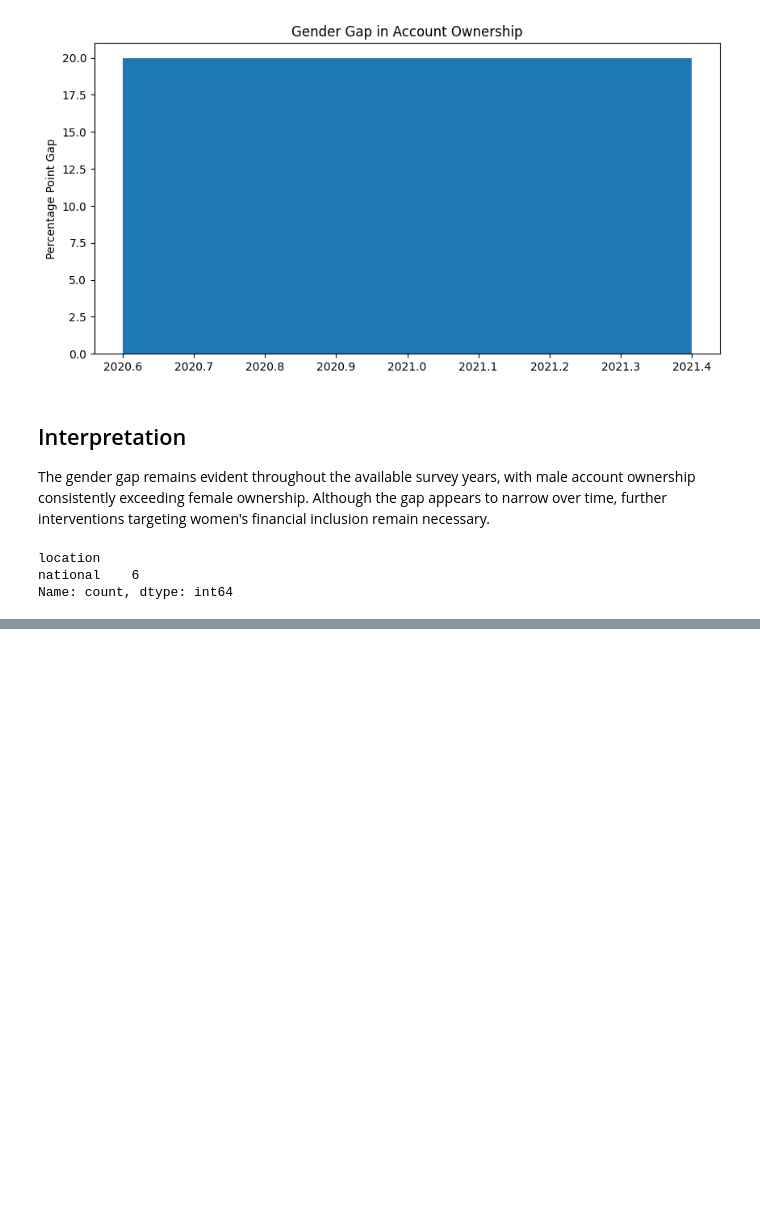
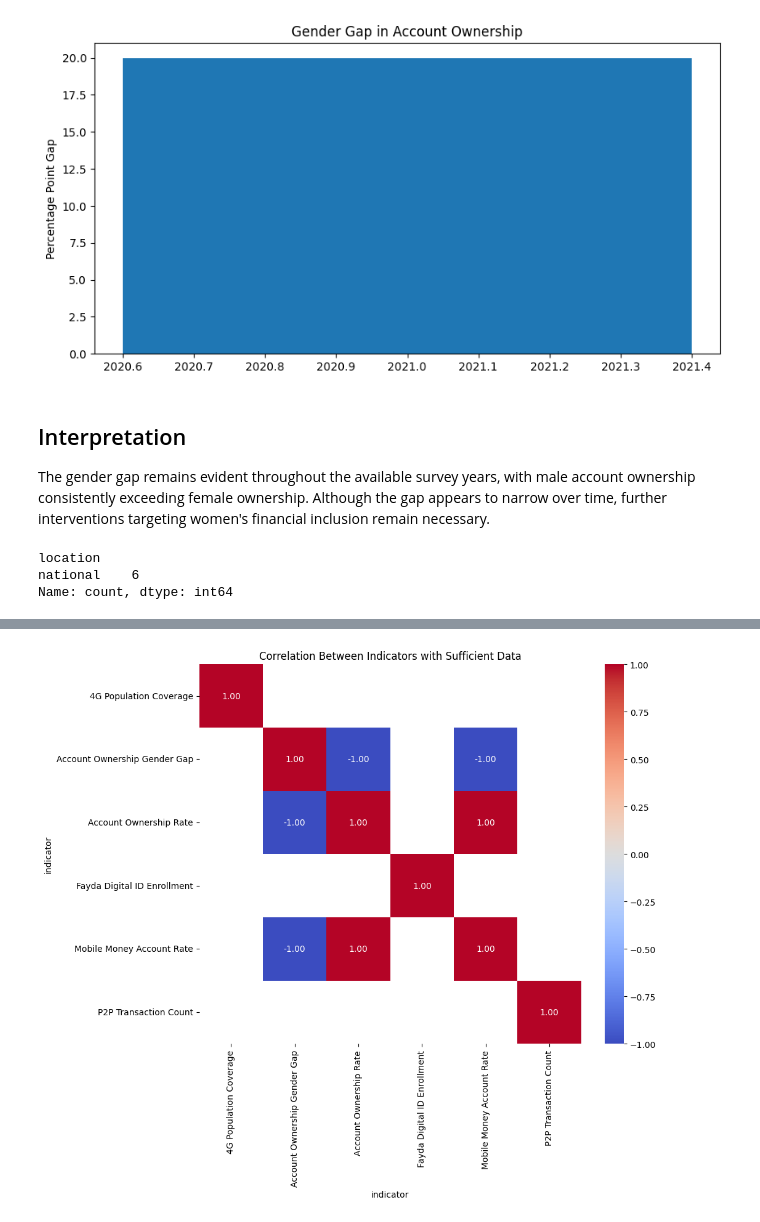
Before and after one commit to Dana-21-21/ethiopia-fi-forecast, a Jupyter notebook: notebooks/Task_2_Exploratory_Data_Analysis.ipynb, the cells around one changed output, grey strips where cells are left out. Saved outputs shown, nothing was run; the diff lists cells and outputs as text; code cells hidden in the pictures; blank space fills up the shorter version.

Commit message:
Complete Task 2 exploratory data analysis

```diff
--- a/notebooks/Task_2_Exploratory_Data_Analysis.ipynb
+++ b/notebooks/Task_2_Exploratory_Data_Analysis.ipynb
@@ -588,0 +603,8 @@ The provided dataset contains only national-level observations for account owner
+# %%
+# Keep only observations with numerical values
+obs = df[
+    (df["record_type"] == "observation") &
+    (df["value_numeric"].notna())
+]
+
+obs.head()
@@ -588,0 +619,9 @@ The provided dataset contains only national-level observations for account owner
+# %%
+pivot = obs.pivot_table(
+    index="observation_date",
+    columns="indicator",
+    values="value_numeric",
+    aggfunc="mean"
+)
+
+pivot.head()
@@ -588,0 +659,22 @@ The provided dataset contains only national-level observations for account owner
+# %%
+# Keep indicators that have at least 2 observations
+valid_columns = pivot.columns[pivot.count() >= 2]
+
+pivot_filtered = pivot[valid_columns]
+
+corr = pivot_filtered.corr()
+
+plt.figure(figsize=(10, 8))
+
+sns.heatmap(
+    corr,
+    annot=True,
+    cmap="coolwarm",
+    fmt=".2f"
+)
+
+plt.title("Correlation Between Indicators with Sufficient Data")
+
+plt.show()
+# %% [output]
+[figure, added]
```
Also changed, not shown: parts of 22 cells of this notebook.
